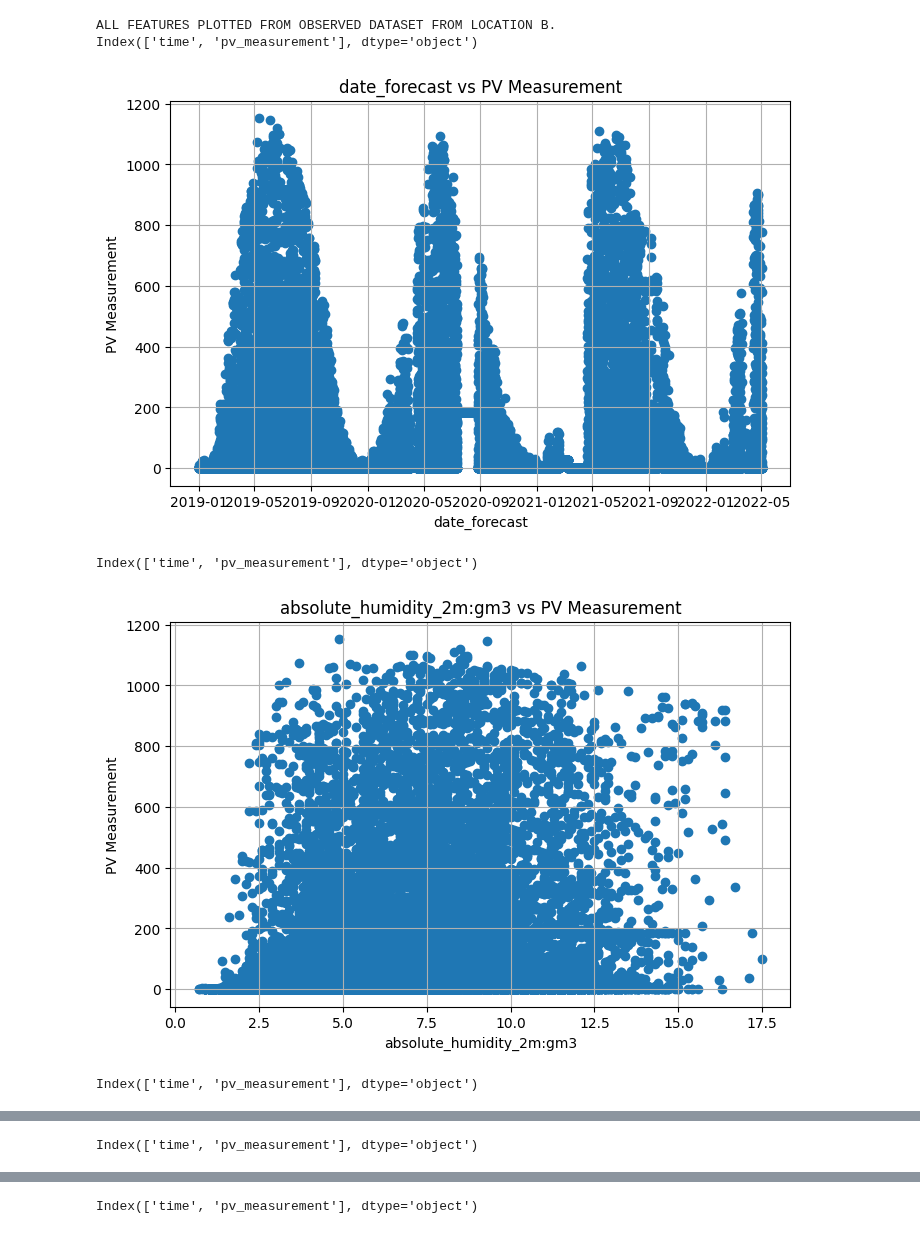
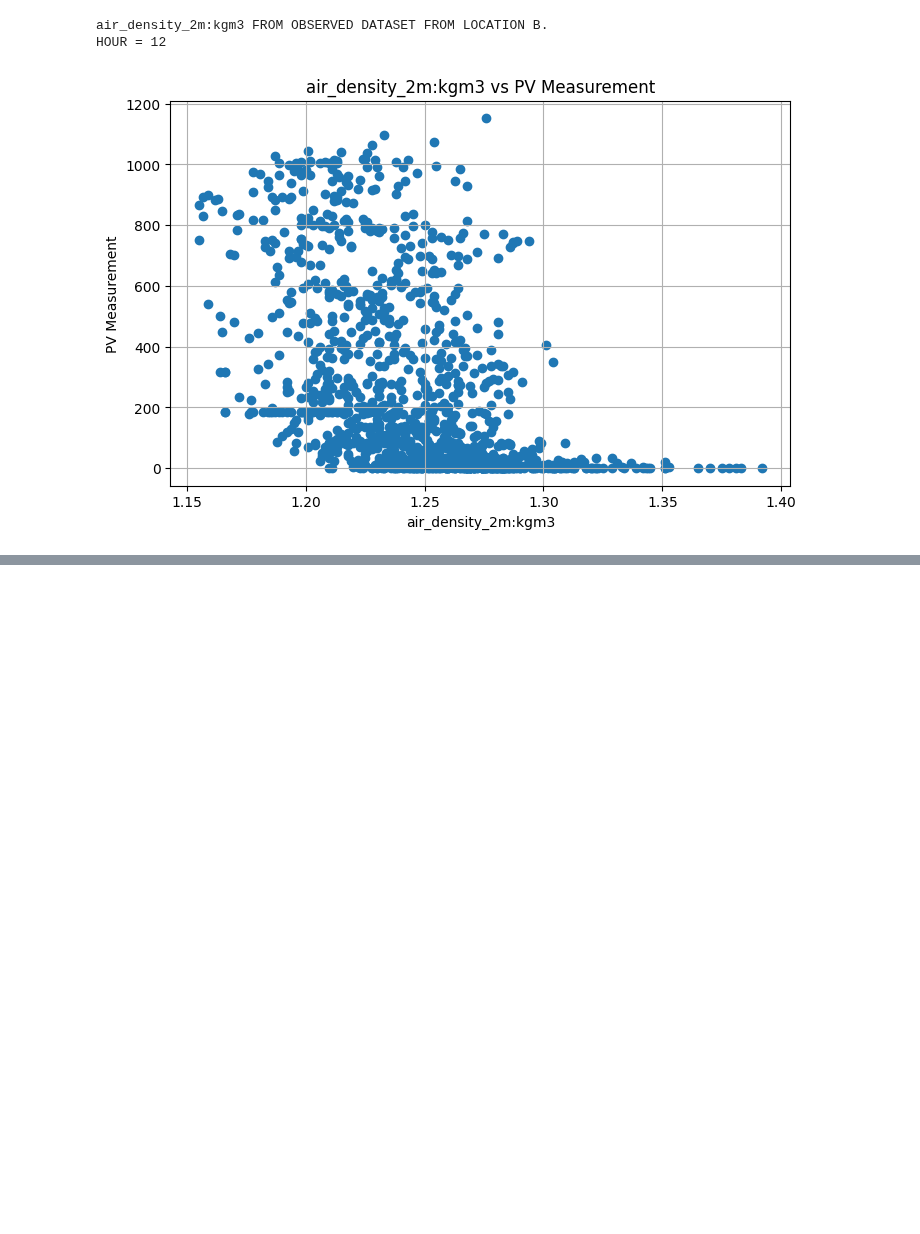
Before and after one commit to simenstang/TDT4173, a Jupyter notebook: data/long_notebook.ipynb, the cells around one changed output, grey strips where cells are left out. Saved outputs shown, nothing was run; the diff lists cells and outputs as text; code cells hidden in the pictures; blank space fills up the shorter version.

Commit message:
plotting features

```diff
--- a/data/long_notebook.ipynb
+++ b/data/long_notebook.ipynb
@@ -68,30 +68,37 @@ class DataPlotter:
         plt.grid(True)
         plt.show()
 
-    def plot_all_features(self, observed, hour=None, month=None):
+    def plot_feature_analysis(self, observed, feature=None, hour=None, month=None):
         if observed:
-            print("ALL FEATURES PLOTTED FROM OBSERVED DATASET FROM LOCATION " + self.dataset + ".")
-            for feature in self.get_all_features_observed():
+            if feature:
+                print(feature + " FROM OBSERVED DATASET FROM LOCATION " + self.dataset + ".")
                 self.plot_feature_against_y(feature, observed=True, hour=hour, month=month)
+            else:
+                print("ALL FEATURES PLOTTED FROM OBSERVED DATASET FROM LOCATION " + self.dataset + ".")
+                for feature in self.get_all_features_observed():
+                    self.plot_feature_against_y(feature, observed=True, hour=hour, month=month)
         else:
-            print("ALL FEATURES PLOTTED FROM ESTIMATED DATASET FROM LOCATION " + self.dataset + ".")
-            for feature in self.get_all_features_estimated():
+            if feature:
+                print(feature + " FROM ESTIMATED DATASET FROM LOCATION " + self.dataset + ".")
                 self.plot_feature_against_y(feature, observed=False, hour=hour, month = month)
+            else:
+                print("ALL FEATURES PLOTTED FROM ESTIMATED DATASET FROM LOCATION " + self.dataset + ".")
+                for feature in self.get_all_features_estimated():
+                    self.plot_feature_against_y(feature, observed=False, hour=hour, month = month)
 # %%
 # Choose what dataset you want your values from (observed = False gets the estimated dataset).
 # Spesify hour (example: 12) and/or month (example: 6)
+# If you spesify 'feauture' to be None, then all it will plot for ALL feautures.
 
 dataset = 'B'
 observed = True
 hour = 12
 month = None
+feature = 'air_density_2m:kgm3'
 
 plotter = DataPlotter(dataset)
-plotter.plot_all_features(observed=observed, hour=None, month=None)
+plotter.plot_feature_analysis(observed=observed, feature=feature, hour=hour, month=month)
 # %% [output]
-ALL FEATURES PLOTTED FROM OBSERVED DATASET FROM LOCATION B.
-Index(['time', 'pv_measurement'], dtype='object')
+air_density_2m:kgm3 FROM OBSERVED DATASET FROM LOCATION B.
+HOUR = 12
-[figure, old version]
+[figure, new version]
-Index(['time', 'pv_measurement'], dtype='object')
-[figure, removed]
-Index(['time', 'pv_measurement'], dtype='object')
@@ -99 +104,0 @@ Index(['time', 'pv_measurement'], dtype='object')
-Index(['time', 'pv_measurement'], dtype='object')
@@ -101 +104,0 @@ Index(['time', 'pv_measurement'], dtype='object')
-Index(['time', 'pv_measurement'], dtype='object')
```
Also changed, not shown: parts of 1 cell of this notebook.
